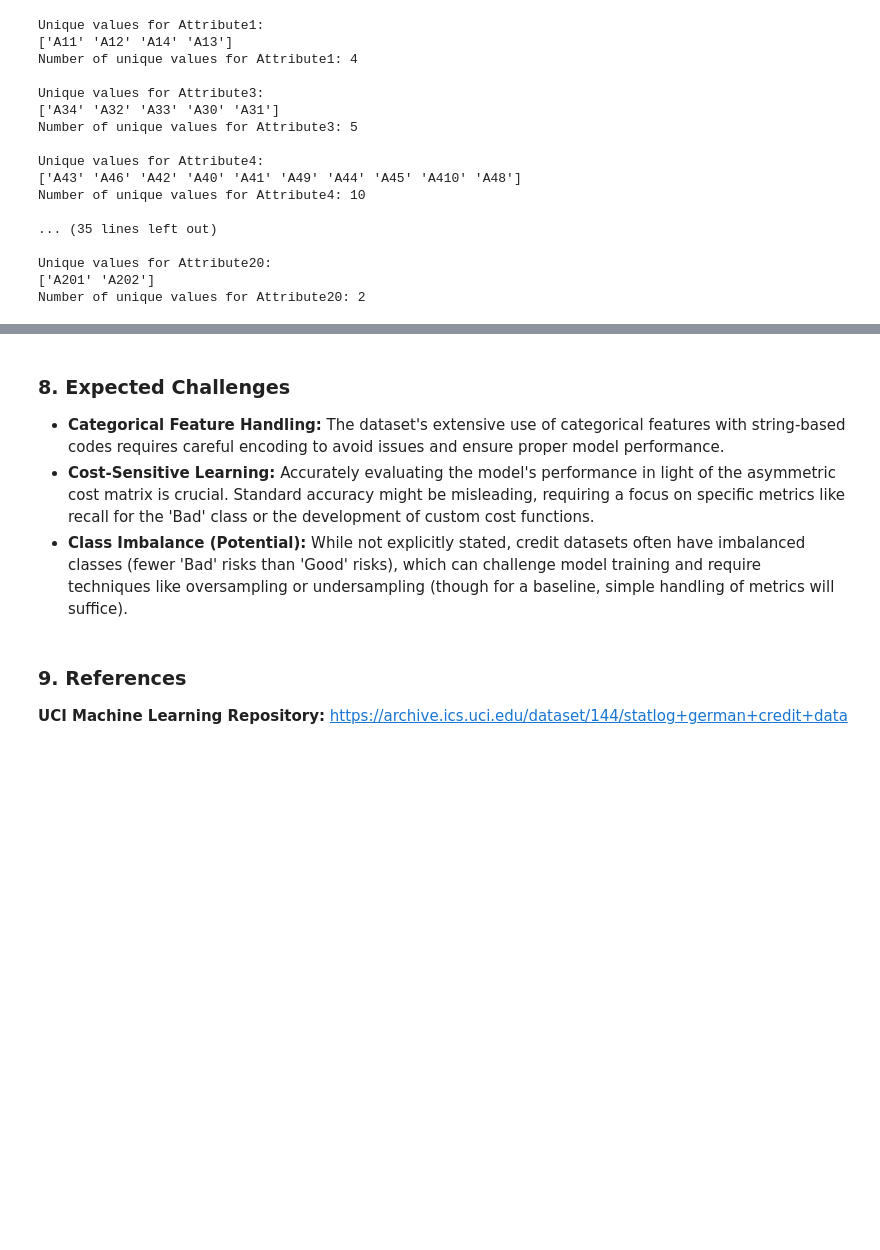
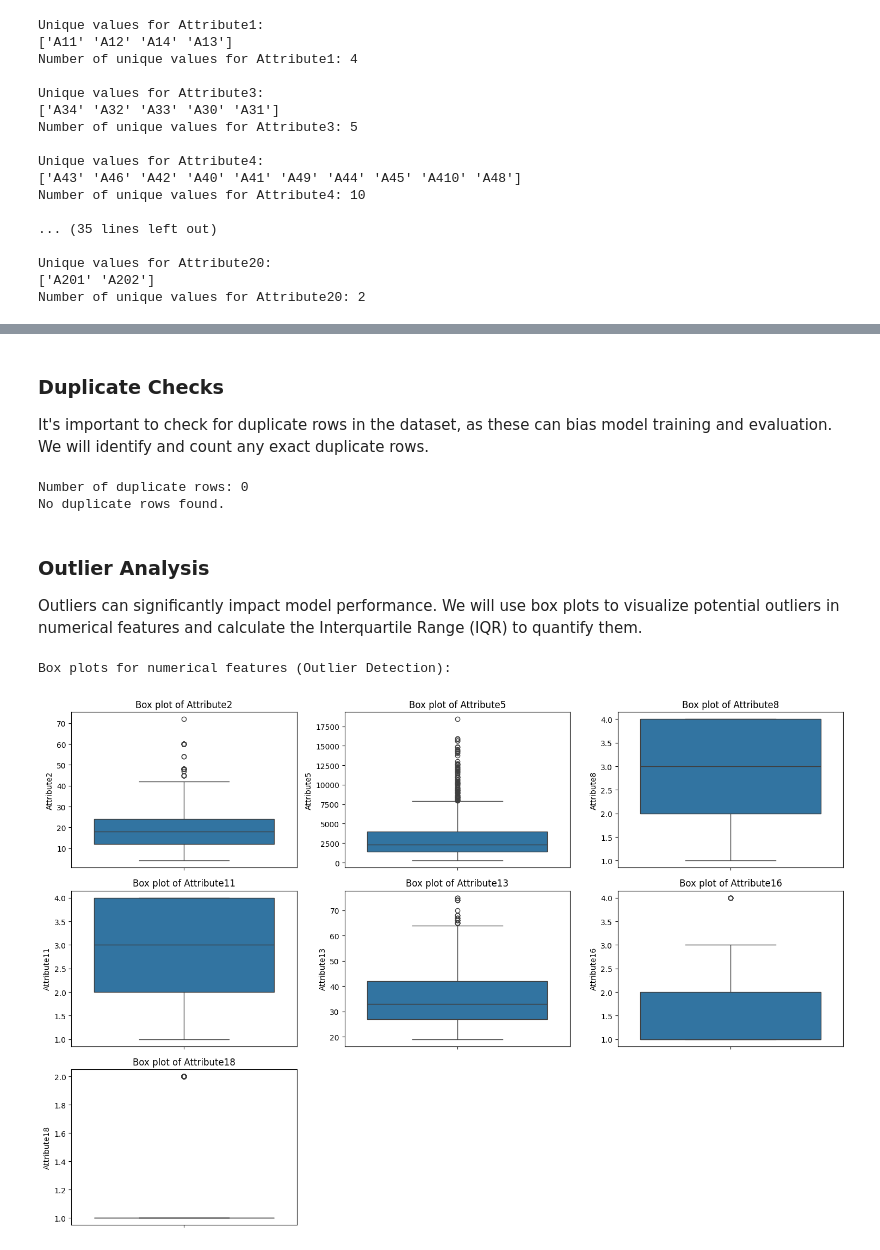
Before and after one commit to AnilGhatge/APEX_PROJECT_Sem2, a Jupyter notebook: Advanced_Apex_Project_1.ipynb, the cells around one changed output, grey strips where cells are left out. Drawn from its saved outputs; the diff is of its cells as text; code cells hidden in the pictures; blank space fills up the shorter version.

Commit message:
EDA and FE for the cleaned data

```diff
--- a/Advanced_Apex_Project_1.ipynb
+++ b/Advanced_Apex_Project_1.ipynb
@@ -400,11 +354,32 @@ numerical format.
-# %% [markdown]
-### **8. Expected Challenges**
-
-*   **Categorical Feature Handling:** The dataset's extensive use of categorical features with string-based codes requires careful encoding to avoid issues and ensure proper model performance.
-*   **Cost-Sensitive Learning:** Accurately evaluating the model's performance in light of the asymmetric cost matrix is crucial. Standard accuracy might be misleading, requiring a focus on specific metrics like recall for the 'Bad' class or the development of custom cost functions.
-*   **Class Imbalance (Potential):** While not explicitly stated, credit datasets often have imbalanced classes (fewer 'Bad' risks than 'Good' risks), which can challenge model training and require techniques like oversampling or undersampling (though for a baseline, simple handling of metrics will suffice).
-# %% [markdown]
-### **9. References**
-
-**UCI Machine Learning Repository:**
-https://archive.ics.uci.edu/dataset/144/statlog+german+credit+data
+# %% [markdown]
+### Duplicate Checks
+
+It's important to check for duplicate rows in the dataset, as these can bias model training and evaluation. We will identify and count any exact duplicate rows.
+# %%
+duplicate_rows = df.duplicated().sum()
+print(f"Number of duplicate rows: {duplicate_rows}")
+
+if duplicate_rows > 0:
+    print("Displaying first 5 duplicate rows (if any):")
+    display(df[df.duplicated(keep=False)].head())
+else:
+    print("No duplicate rows found.")
+# %% [output]
+Number of duplicate rows: 0
+No duplicate rows found.
+# %% [markdown]
+### Outlier Analysis
+
+Outliers can significantly impact model performance. We will use box plots to visualize potential outliers in numerical features and calculate the Interquartile Range (IQR) to quantify them.
+# %%
+print("Box plots for numerical features (Outlier Detection):")
+plt.figure(figsize=(15, 10))
+for i, col in enumerate(numerical_cols):
+    plt.subplot(3, 3, i + 1) # Adjust subplot grid as needed
+    sns.boxplot(y=df[col])
+    plt.title(f'Box plot of {col}')
+plt.tight_layout()
+plt.show()
+# %% [output]
+Box plots for numerical features (Outlier Detection):
+[figure, added]
```
Also changed, not shown: parts of 72 cells of this notebook.
